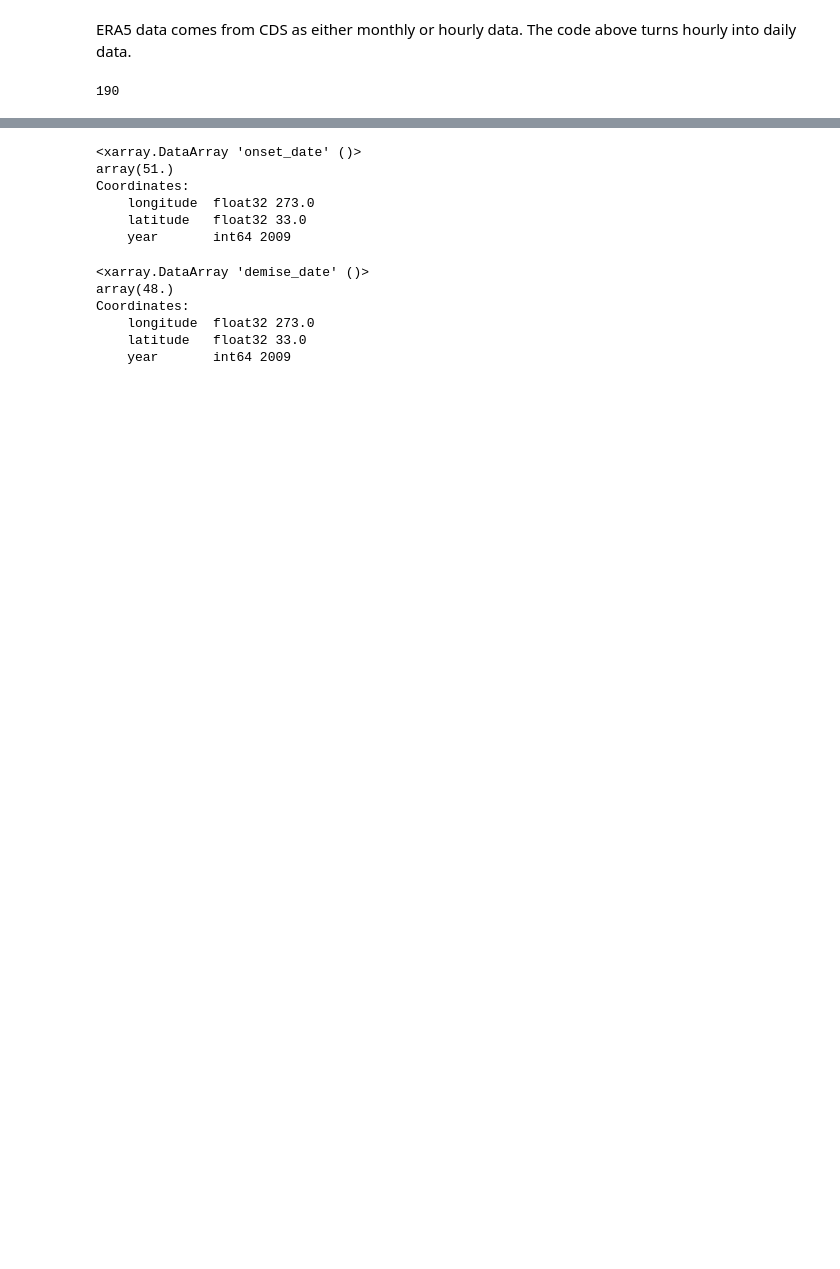
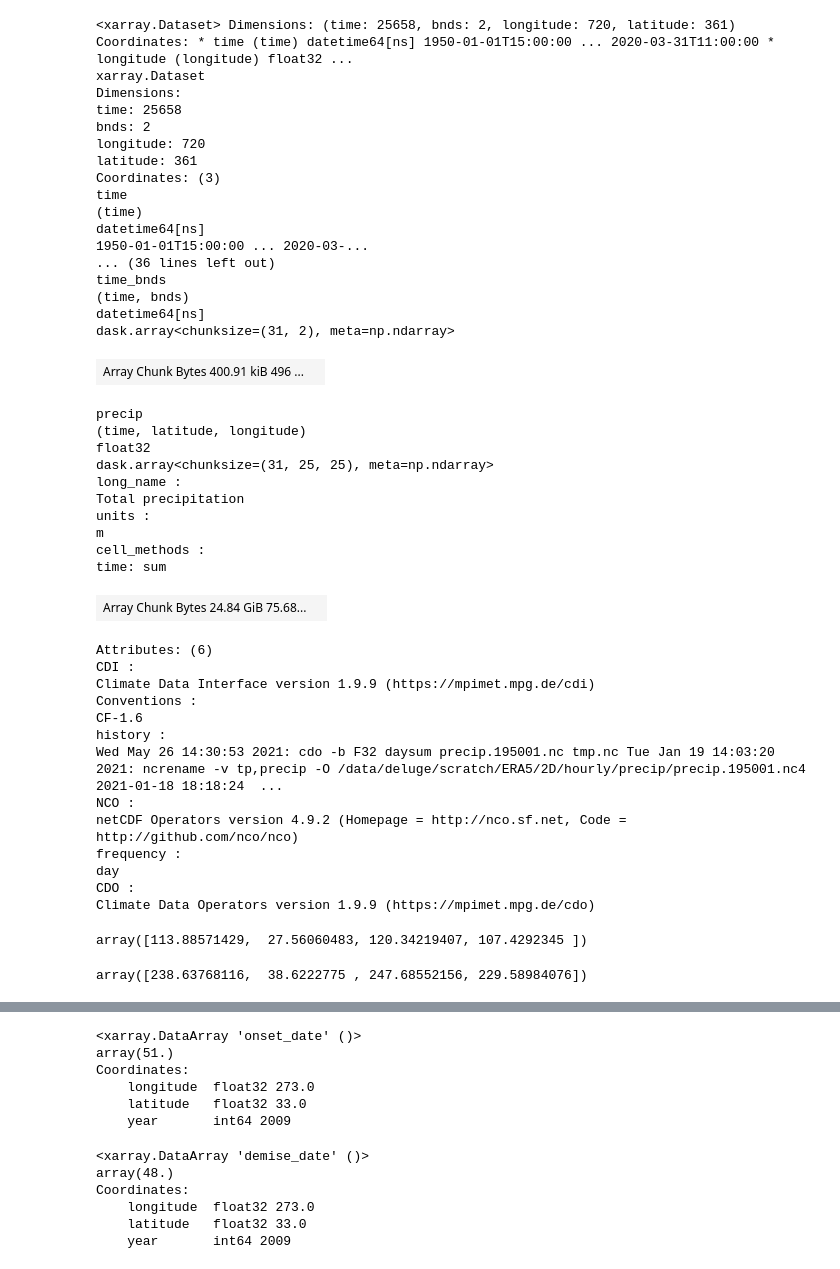
Before and after one commit to gbromley/PreSeason, a Jupyter notebook: ERA5 Test.ipynb, the cells around one changed output, grey strips where cells are left out. Saved outputs shown, nothing was run; the diff lists cells and outputs as text; code cells hidden in the pictures; blank space fills up the shorter version.

```diff
--- a/ERA5 Test.ipynb
+++ b/ERA5 Test.ipynb
@@ -168,3 +17,4 @@ The demise function works the exact same way as the onset function, except the p
+# %%
+data_dir = '/data/deluge/reanalysis/REANALYSIS/ERA5/2D/daily/precip/'
 # %%
-data = xr.open_dataset('era5_test.nc')
-data = data['tp']*1000.0
+ds = xr.open_mfdataset(data_dir+'*.nc',parallel=True, chunks={'latitude': 25, 'longitude': 25, 'time': -1})
@@ -170,0 +34,45 @@ data = data['tp']*1000.0
+# %%
+ds
+# %% [output]
+<xarray.Dataset> Dimensions: (time: 25658, bnds: 2, longitude: 720, latitude: 361) Coordinates: * time (time) datetime64[ns] 1950-01-01T15:00:00 ... 2020-03-31T11:00:00 * longitude (longitude) float32 ...
+xarray.Dataset
+Dimensions:
+time: 25658
+bnds: 2
+longitude: 720
+latitude: 361
+Coordinates: (3)
+time
+(time)
+datetime64[ns]
+1950-01-01T15:00:00 ... 2020-03-...
+... (36 lines left out)
+time_bnds
+(time, bnds)
+datetime64[ns]
+dask.array<chunksize=(31, 2), meta=np.ndarray>
+| Array Chunk Bytes 400.91 kiB 496 ... |  |
+precip
+(time, latitude, longitude)
+float32
+dask.array<chunksize=(31, 25, 25), meta=np.ndarray>
+long_name :
+Total precipitation
+units :
+m
+cell_methods :
+time: sum
+| Array Chunk Bytes 24.84 GiB 75.68... |  |
+Attributes: (6)
+CDI :
+Climate Data Interface version 1.9.9 (https://mpimet.mpg.de/cdi)
+Conventions :
+CF-1.6
+history :
+Wed May 26 14:30:53 2021: cdo -b F32 daysum precip.195001.nc tmp.nc Tue Jan 19 14:03:20 2021: ncrename -v tp,precip -O /data/deluge/scratch/ERA5/2D/hourly/precip/precip.195001.nc4 2021-01-18 18:18:24  ...
+NCO :
+netCDF Operators version 4.9.2 (Homepage = http://nco.sf.net, Code = http://github.com/nco/nco)
+frequency :
+day
+CDO :
+Climate Data Operators version 1.9.9 (https://mpimet.mpg.de/cdo)
@@ -171 +98,9 @@ data = data['tp']*1000.0
+# %%
+onset_interval
+# %% [output]
+array([113.88571429,  27.56060483, 120.34219407, 107.4292345 ])
+# %%
+demise_interval
+# %% [output]
+array([238.63768116,  38.6222775 , 247.68552156, 229.58984076])
 # %%
@@ -173,4 +109,2 @@ daily = data.resample(time='1D').sum()
-# %% [markdown]
-ERA5 data comes from CDS as either monthly or hourly data. The code above turns hourly into daily data.
 # %%
 ### Creating the anomaly data
@@ -178,7 +112,3 @@ anomaly = daily - daily.mean()
 # %%
 array_jday = anomaly.time.dt.dayofyear
 anomaly = anomaly.assign_coords(jday=("time",array_jday.data))
-# %%
-Harmonics(anomaly.groupby('time.dayofyear').mean().values)
-# %% [output]
-190
```
Also changed, not shown: parts of 20 cells of this notebook, 3 other files.
